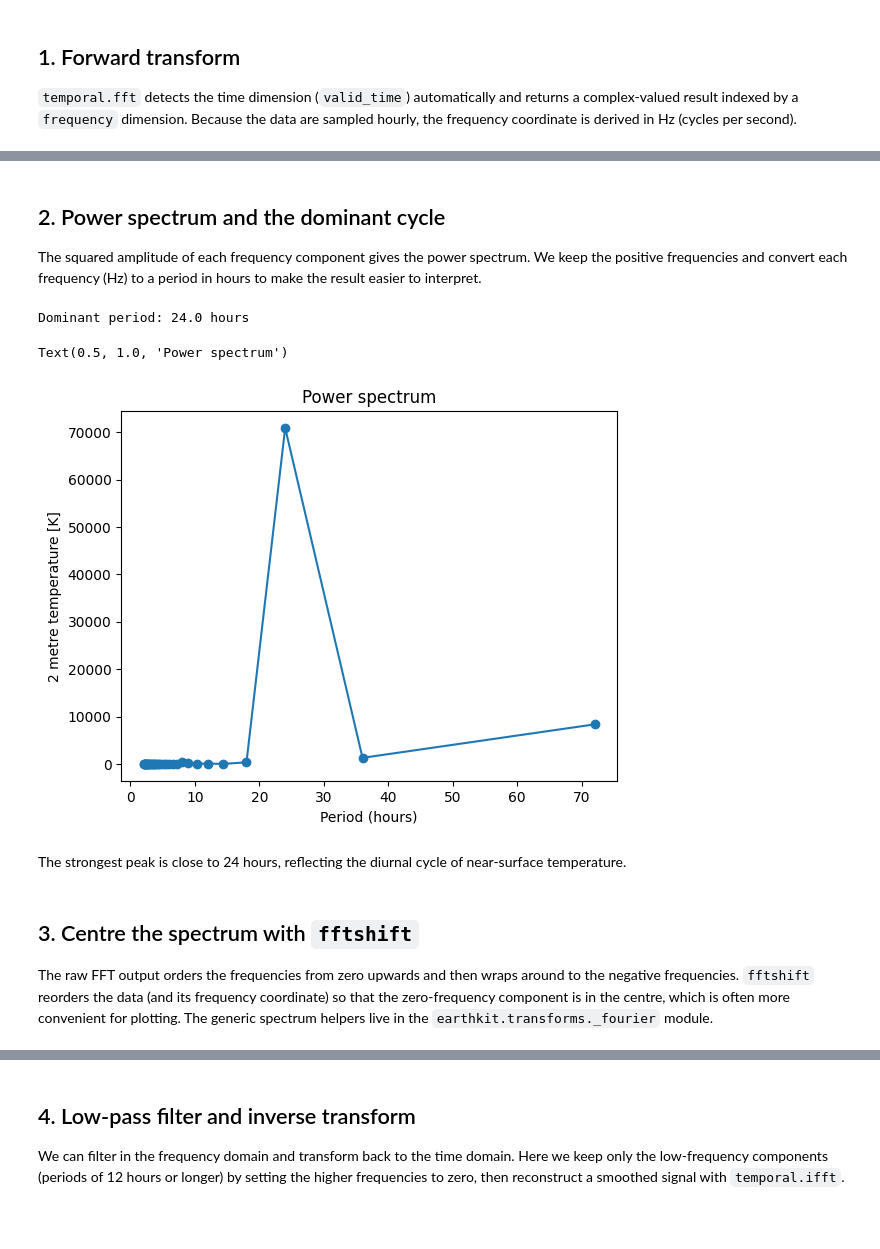
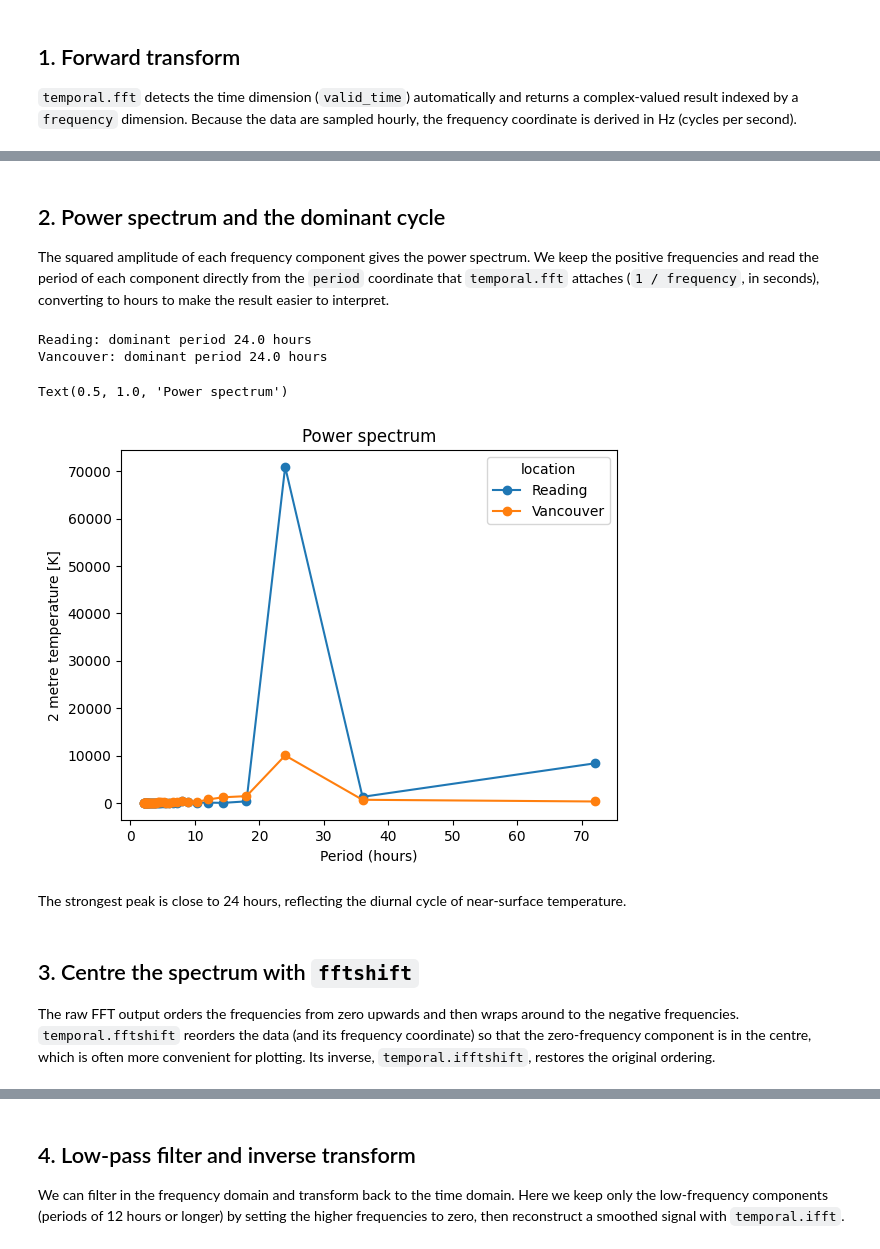
Before and after one commit to ecmwf/earthkit-transforms, a Jupyter notebook: docs/source/tutorials/temporal/06-fft-spectral-analysis.ipynb, the cells around one changed output, grey strips where cells are left out. Cells and saved outputs as stored; diff of their text form; code cells hidden in the pictures; blank space fills up the shorter version.

```diff
--- a/docs/source/tutorials/temporal/06-fft-spectral-analysis.ipynb
+++ b/docs/source/tutorials/temporal/06-fft-spectral-analysis.ipynb
@@ -19,8 +19,8 @@ from earthkit import transforms as ekt
 
 # Hourly 2m temperature timeseries (72 hourly steps over 3 days) for two locations
 ds = ekd.from_source("sample", "era5-timeseries-multiple.nc").to_xarray()
-da = ds["t2m"].sel(location="Reading")
+da = ds["t2m"]
 
-da.plot.line(x="valid_time", marker="o")
-plt.title("Hourly 2m temperature at Reading")
+da.plot.line(x="valid_time", hue="location", marker="o")
+plt.title("Hourly 2m temperature")
 # %% [output]
@@ -55,29 +55,33 @@ array([ 2.1254309e+04+0.0000000e+00j,  3.6181873e+01+8.3899078e+01j,
 # %% [markdown]
 ## 2. Power spectrum and the dominant cycle
 
-The squared amplitude of each frequency component gives the power spectrum. We keep the positive frequencies and convert each frequency (Hz) to a period in hours to make the result easier to interpret.
+The squared amplitude of each frequency component gives the power spectrum. We keep the positive frequencies and read the period of each component directly from the `period` coordinate that `temporal.fft` attaches (`1 / frequency`, in seconds), converting to hours to make the result easier to interpret.
 # %%
 positive = spectrum.where(spectrum["frequency"] > 0, drop=True)
 power = (np.abs(positive) ** 2).rename("power")
 
-# Convert frequency in Hz to a period in hours
-period_hours = 1.0 / (positive["frequency"] * 3600.0)
+# The `period` coordinate is in seconds; express it in hours for readability
+period_hours = positive["period"] / 3600.0
 power = power.assign_coords(period_hours=("frequency", period_hours.data))
 
-dominant_period = float(power["period_hours"][power.argmax("frequency")].item())
-print(f"Dominant period: {dominant_period:.1f} hours")
+# Dominant period for each timeseries (one per location)
+dominant_period = period_hours.isel(frequency=power.argmax("frequency"))
+for location in dominant_period["location"].values:
+    period = float(dominant_period.sel(location=location))
+    print(f"{location}: dominant period {period:.1f} hours")
 
-power.plot.line(x="period_hours", marker="o")
+power.plot.line(x="period_hours", hue="location", marker="o")
 plt.xlabel("Period (hours)")
 plt.title("Power spectrum")
 # %% [output]
-Dominant period: 24.0 hours
+Reading: dominant period 24.0 hours
+Vancouver: dominant period 24.0 hours
 Text(0.5, 1.0, 'Power spectrum')
-[figure, old version]
+[figure, new version]
 # %% [markdown]
 The strongest peak is close to 24 hours, reflecting the diurnal cycle of near-surface temperature.
 # %% [markdown]
 ## 3. Centre the spectrum with `fftshift`
 
-The raw FFT output orders the frequencies from zero upwards and then wraps around to the negative frequencies. `fftshift` reorders the data (and its frequency coordinate) so that the zero-frequency component is in the centre, which is often more convenient for plotting. The generic spectrum helpers live in the `earthkit.transforms._fourier` module.
+The raw FFT output orders the frequencies from zero upwards and then wraps around to the negative frequencies. `temporal.fftshift` reorders the data (and its frequency coordinate) so that the zero-frequency component is in the centre, which is often more convenient for plotting. Its inverse, `temporal.ifftshift`, restores the original ordering.
 # %%
```
Also changed, not shown: parts of 13 cells of this notebook, 6 other files.
